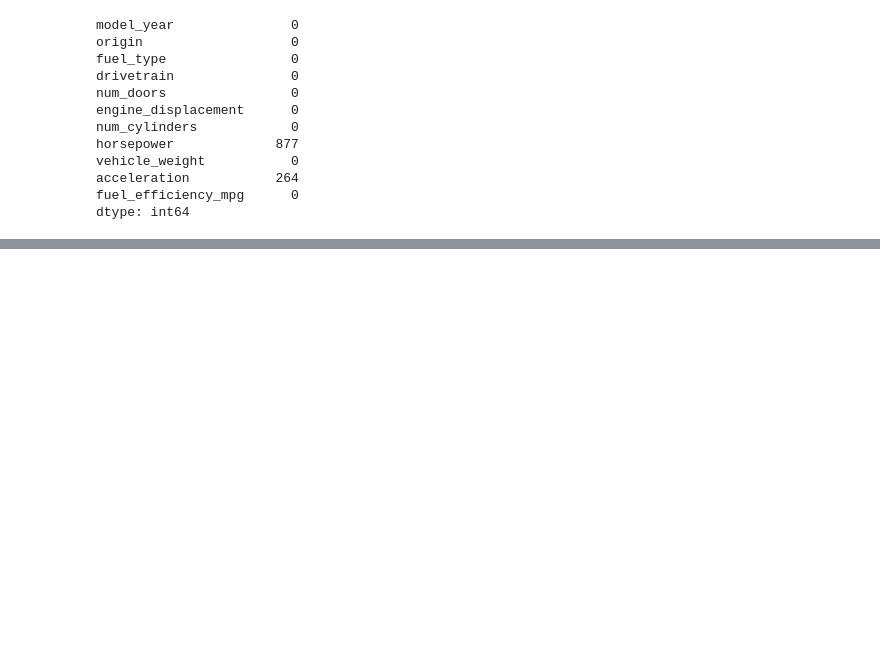
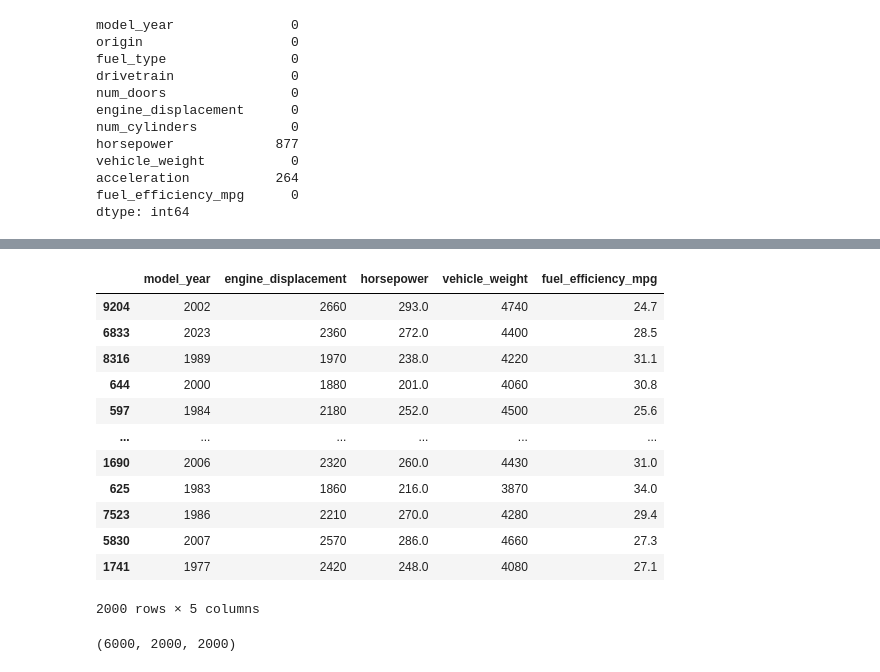
Before and after one commit to oscanx/Machine-Learning-zoomcamp-homework, a Jupyter notebook: Home_work_Module 2.ipynb, the cells around one changed output, grey strips where cells are left out. Drawn from its saved outputs; the diff is of its cells as text; code cells hidden in the pictures; blank space fills up the shorter version.

```diff
--- a/Home_work_Module 2.ipynb
+++ b/Home_work_Module 2.ipynb
@@ -119,0 +210,3 @@ Name: horsepower, dtype: float64
+# %%
+df['horsepower'] = df['horsepower'].fillna(0)
+df['horsepower']
@@ -119,0 +226,27 @@ Name: horsepower, dtype: float64
+# %%
+idx = np.arange(n)
+np.random.shuffle(idx)
+# %%
+df_train = df.iloc[idx[:n_train]]
+df_valid = df.iloc[idx[n_train:n_train+n_valid]]
+df_test = df.iloc[idx[n_train+n_valid:]]
+# %%
+df_test
+# %% [output]
+|  | model_year | engine_displacement | horsepower | vehicle_weight | fuel_efficiency_mpg |
+| 9204 | 2002 | 2660 | 293.0 | 4740 | 24.7 |
+| 6833 | 2023 | 2360 | 272.0 | 4400 | 28.5 |
+| 8316 | 1989 | 1970 | 238.0 | 4220 | 31.1 |
+| 644 | 2000 | 1880 | 201.0 | 4060 | 30.8 |
+| 597 | 1984 | 2180 | 252.0 | 4500 | 25.6 |
+| ... | ... | ... | ... | ... | ... |
+| 1690 | 2006 | 2320 | 260.0 | 4430 | 31.0 |
+| 625 | 1983 | 1860 | 216.0 | 3870 | 34.0 |
+| 7523 | 1986 | 2210 | 270.0 | 4280 | 29.4 |
+| 5830 | 2007 | 2570 | 286.0 | 4660 | 27.3 |
+| 1741 | 1977 | 2420 | 248.0 | 4080 | 27.1 |
+2000 rows × 5 columns
+# %%
+len(df_train), len(df_val), len(df_test)
+# %% [output]
+(6000, 2000, 2000)
```
Also changed, not shown: parts of 21 cells of this notebook.
